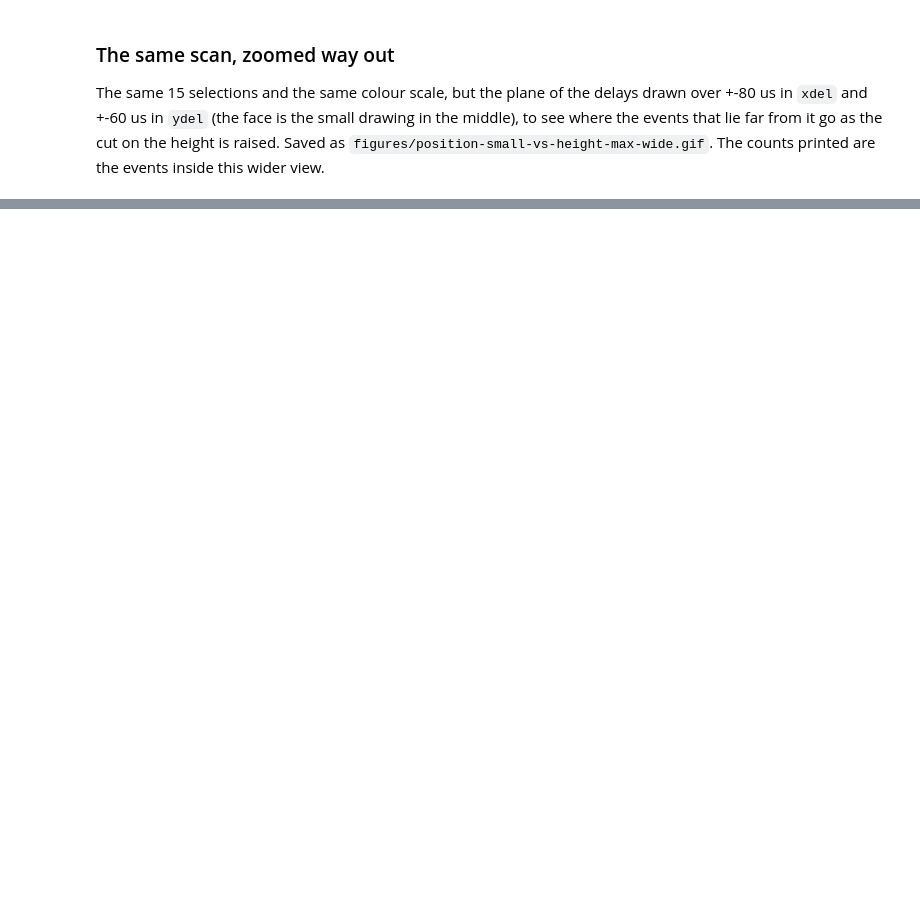
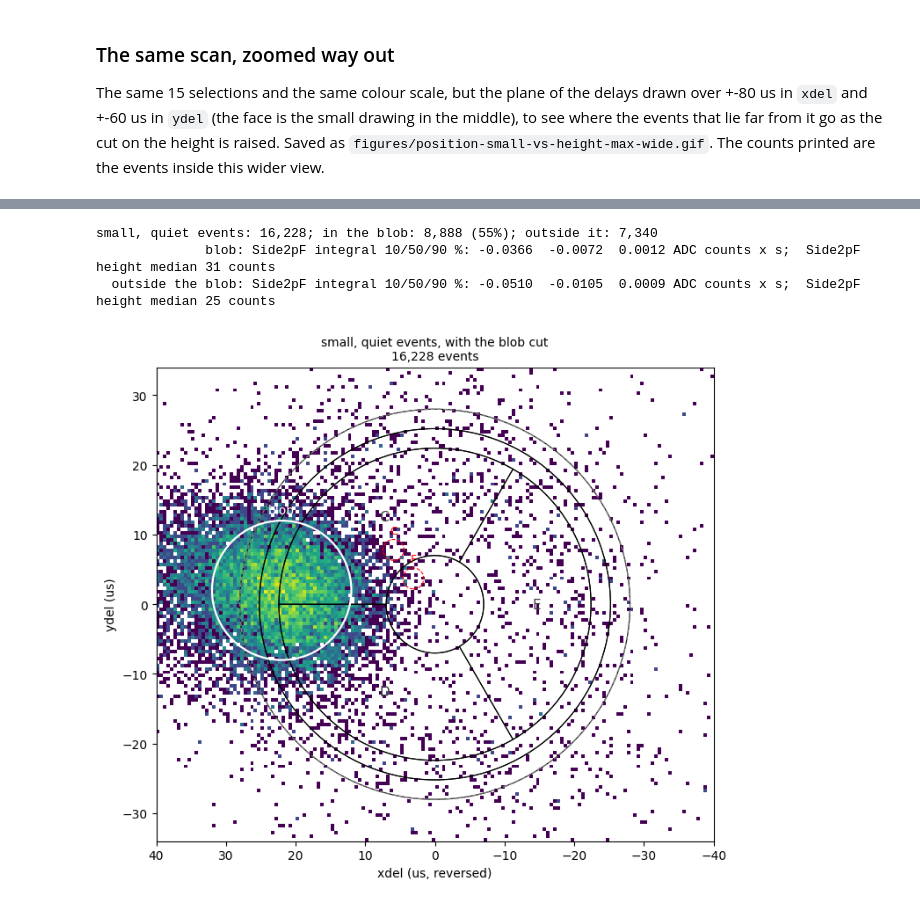
Before and after one commit to villano-lab/NSDF-Data, a Jupyter notebook: data_analysis/R76/notebooks/relcal/positions-small-quiet-82v.ipynb, the cells around one changed output, grey strips where cells are left out. Saved outputs shown, nothing was run; the diff lists cells and outputs as text; code cells hidden in the pictures; blank space fills up the shorter version.

```diff
--- a/data_analysis/R76/notebooks/relcal/positions-small-quiet-82v.ipynb
+++ b/data_analysis/R76/notebooks/relcal/positions-small-quiet-82v.ipynb
@@ -249,0 +322,31 @@ Image(filename=str(GIF_W))
+# %%
+BLOB_X, BLOB_Y, BLOB_R = 22.0, 2.0, 10.0                    # us, in the offsets of this notebook
+
+ICACHE = CACHE.with_name(CACHE.stem + "-integral.npz")
+if ICACHE.exists():
+    integral = np.load(ICACHE)["integral"]
+else:
+    integral = np.vstack([np.column_stack([field(pq.read_table(f, columns=[f"Side2p{k}" for k in LETTERS]), k, "integral") for k in LETTERS])
+                          for f in sorted((OUT / "NAI-S2").glob("*_F[0-9][0-9][0-9][0-9].parquet"))])
+    np.savez(ICACHE, integral=integral)
+assert len(integral) == len(series), "the integral cache does not match the event cache: delete both and rerun"
+
+in_blob = np.hypot(xdel - BLOB_X, ydel - BLOB_Y) < BLOB_R
+blob, rest = use & in_blob, use & ~in_blob
+IF = integral[:, LETTERS.index("F")]
+print(f"small, quiet events: {use.sum():,}; in the blob: {blob.sum():,} ({blob.sum() / use.sum():.0%}); outside it: {rest.sum():,}")
+for name, m in (("blob", blob), ("outside the blob", rest)):
+    p = np.percentile(IF[m], [10, 50, 90])
+    print(f"{name:>18}: Side2pF integral 10/50/90 %: " + "  ".join(f"{v:.4f}" for v in p) + " ADC counts x s;"
+          f"  Side2pF height median {np.median(height[m, LETTERS.index('F')]):.0f} counts")
+
+fig, ax = plt.subplots(figsize=(8.5, 7))
+plane(ax, use, "small, quiet events, with the blob cut", spots=True)
+ax.add_patch(Circle((BLOB_X, BLOB_Y), BLOB_R, fill=False, ec="w", lw=1.6, zorder=6))
+ax.text(BLOB_X, BLOB_Y + BLOB_R + 1, "blob", color="w", ha="center", fontsize=10, zorder=7)
+plt.show()
+# %% [output]
+small, quiet events: 16,228; in the blob: 8,888 (55%); outside it: 7,340
+              blob: Side2pF integral 10/50/90 %: -0.0366  -0.0072  0.0012 ADC counts x s;  Side2pF height median 31 counts
+  outside the blob: Side2pF integral 10/50/90 %: -0.0510  -0.0105  0.0009 ADC counts x s;  Side2pF height median 25 counts
+[figure, added]
```
Also changed, not shown: parts of 14 cells of this notebook, 2 other files.
